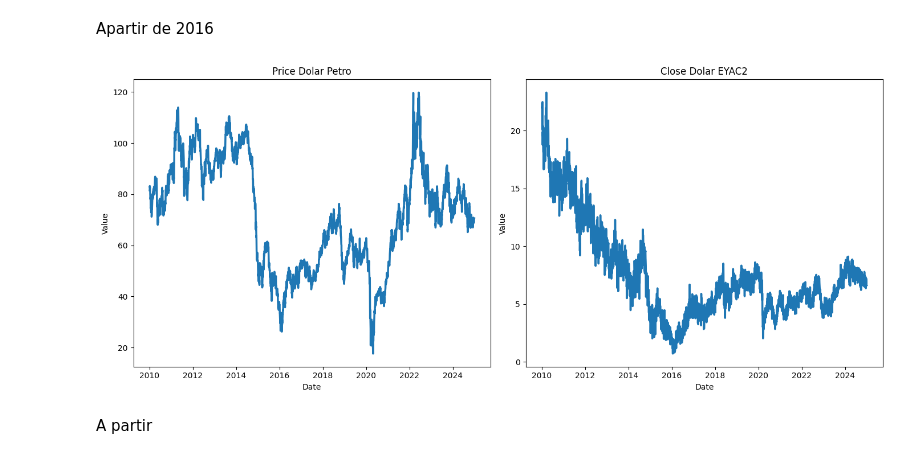
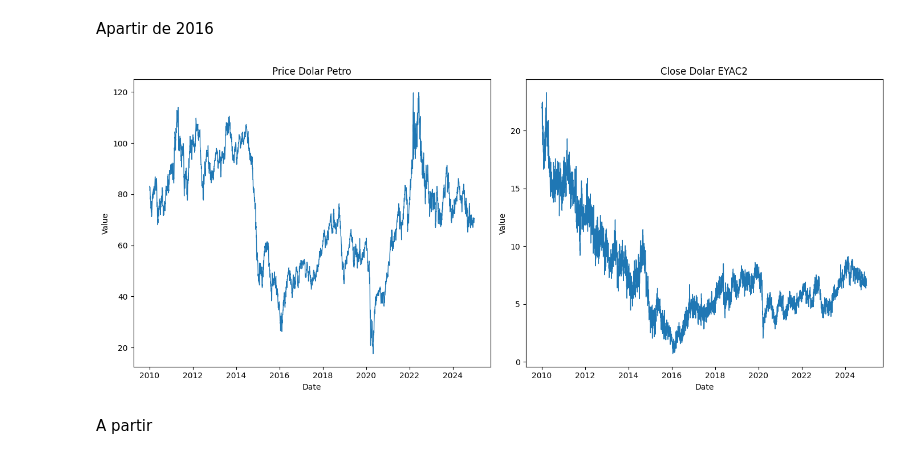
Before and after one commit to Juanpcsdev/Oil-Stock-Project, a Jupyter notebook: Notebooks/Analise/AnaliseExploratoria.ipynb, the cells around one changed output. Cells and saved outputs as stored; diff of their text form; code cells hidden in the pictures.

```diff
--- a/Notebooks/Analise/AnaliseExploratoria.ipynb
+++ b/Notebooks/Analise/AnaliseExploratoria.ipynb
@@ -88,29 +88,29 @@ Apartir de 2016
 # %%
 # Supondo que df1 seja o seu DataFrame original
 # Transforme o DataFrame usando melt, excluindo o índice Ibovespa
 df_melted = df1.melt(id_vars=['Date'], value_vars=['Price_Dolar_Petro', 'Close_Dolar_EYAC2'],
                      var_name='Variable', value_name='Value')
 
 # Crie os subplots
 fig, axes = plt.subplots(1, 2, figsize=(14, 6))
 
 # Primeiro gráfico: Price_Dolar_Petro
 sns.lineplot(data=df_melted[df_melted['Variable'] == 'Price_Dolar_Petro'],
-             x='Date', y='Value', ax=axes[0], palette="tab10", linewidth=2.5)
+             x='Date', y='Value', ax=axes[0], palette="tab10", linewidth=1)
 axes[0].set_title('Price Dolar Petro')
 
 # Segundo gráfico: Close_Dolar_EYAC2
 sns.lineplot(data=df_melted[df_melted['Variable'] == 'Close_Dolar_EYAC2'],
-             x='Date', y='Value', ax=axes[1], palette="tab10", linewidth=2.5)
+             x='Date', y='Value', ax=axes[1], palette="tab10", linewidth=1)
 axes[1].set_title('Close Dolar EYAC2')
 
 # Ajuste o layout
 plt.tight_layout()
 
 # Exibir os gráficos
 plt.show()
 # %% [output]
-[figure, old version]
+[figure, new version]
 # %% [markdown]
 A partir
 # %%
```
Also changed, not shown: parts of 7 cells of this notebook.
